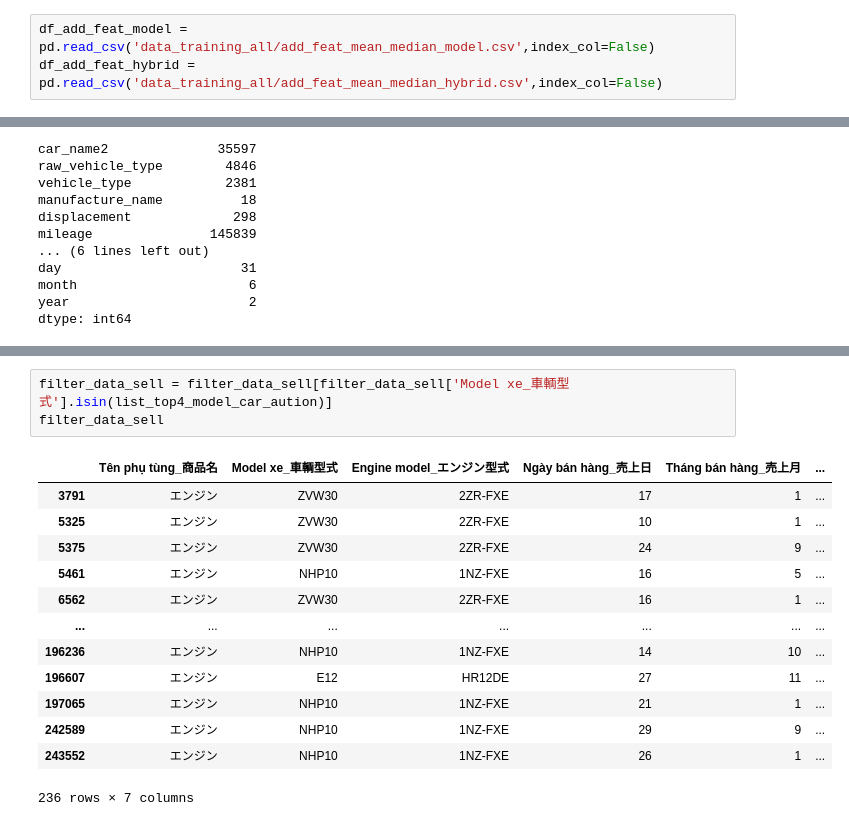
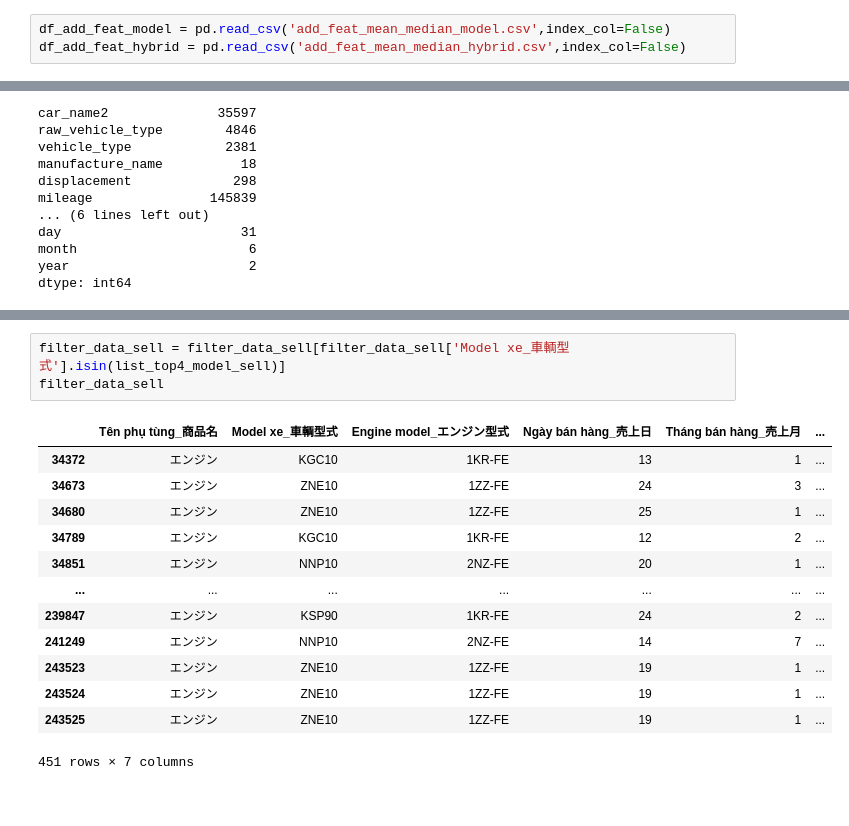
Before and after one commit to linhvu2661998/kaiho_v3, a Jupyter notebook: DatabaseData Analysis.ipynb, the cells around one changed output, grey strips where cells are left out. Drawn from its saved outputs; the diff is of its cells as text.

```diff
--- a/DatabaseData Analysis.ipynb
+++ b/DatabaseData Analysis.ipynb
@@ -560,8 +561,8 @@ bar_plot(d['manufacture_name'], d['count'], d, True)
 Error in callback <function flush_figures at 0x...> (for post_execute):
 KeyboardInterrupt:
 # %%
-df_add_feat_model = pd.read_csv('data_training_all/add_feat_mean_median_model.csv',index_col=False)
-df_add_feat_hybrid = pd.read_csv('data_training_all/add_feat_mean_median_hybrid.csv',index_col=False)
+df_add_feat_model = pd.read_csv('add_feat_mean_median_model.csv',index_col=False)
+df_add_feat_hybrid = pd.read_csv('add_feat_mean_median_hybrid.csv',index_col=False)
 # %%
 df_add_feat_hybrid.columns
 # %% [output]
@@ -1085,18 +1076,18 @@ list_top4_model_car_aution
 # %%
-filter_data_sell = filter_data_sell[filter_data_sell['Model xe_車輌型式'].isin(list_top4_model_car_aution)]
+filter_data_sell = filter_data_sell[filter_data_sell['Model xe_車輌型式'].isin(list_top4_model_sell)]
 filter_data_sell
 # %% [output]
 |  | Tên phụ tùng_商品名 | Model xe_車輌型式 | Engine model_エンジン型式 | Ngày bán hàng_売上日 | Tháng bán hàng_売上月 | ... |
-| 3791 | エンジン | ZVW30 | 2ZR-FXE | 17 | 1 | ... |
-| 5325 | エンジン | ZVW30 | 2ZR-FXE | 10 | 1 | ... |
-| 5375 | エンジン | ZVW30 | 2ZR-FXE | 24 | 9 | ... |
-| 5461 | エンジン | NHP10 | 1NZ-FXE | 16 | 5 | ... |
-| 6562 | エンジン | ZVW30 | 2ZR-FXE | 16 | 1 | ... |
+| 34372 | エンジン | KGC10 | 1KR-FE | 13 | 1 | ... |
+| 34673 | エンジン | ZNE10 | 1ZZ-FE | 24 | 3 | ... |
+| 34680 | エンジン | ZNE10 | 1ZZ-FE | 25 | 1 | ... |
+| 34789 | エンジン | KGC10 | 1KR-FE | 12 | 2 | ... |
+| 34851 | エンジン | NNP10 | 2NZ-FE | 20 | 1 | ... |
 | ... | ... | ... | ... | ... | ... | ... |
-| 196236 | エンジン | NHP10 | 1NZ-FXE | 14 | 10 | ... |
-| 196607 | エンジン | E12 | HR12DE | 27 | 11 | ... |
-| 197065 | エンジン | NHP10 | 1NZ-FXE | 21 | 1 | ... |
-| 242589 | エンジン | NHP10 | 1NZ-FXE | 29 | 9 | ... |
-| 243552 | エンジン | NHP10 | 1NZ-FXE | 26 | 1 | ... |
+| 239847 | エンジン | KSP90 | 1KR-FE | 24 | 2 | ... |
+| 241249 | エンジン | NNP10 | 2NZ-FE | 14 | 7 | ... |
+| 243523 | エンジン | ZNE10 | 1ZZ-FE | 19 | 1 | ... |
+| 243524 | エンジン | ZNE10 | 1ZZ-FE | 19 | 1 | ... |
+| 243525 | エンジン | ZNE10 | 1ZZ-FE | 19 | 1 | ... |
-236 rows × 7 columns
+451 rows × 7 columns
 # %%
```
Also changed, not shown: parts of 5 cells of this notebook.
